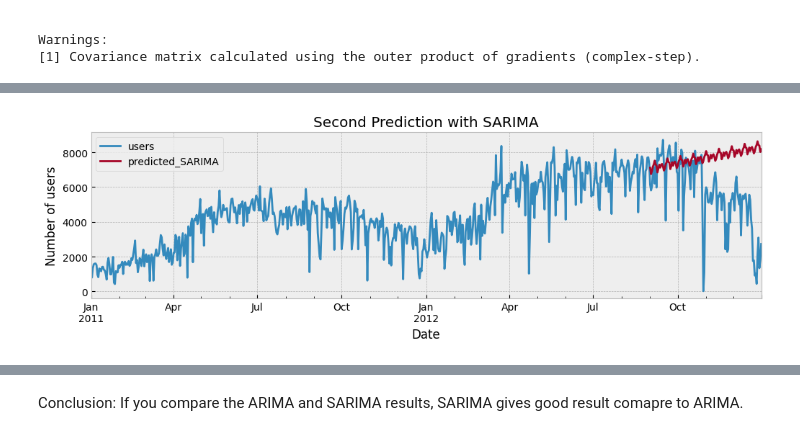
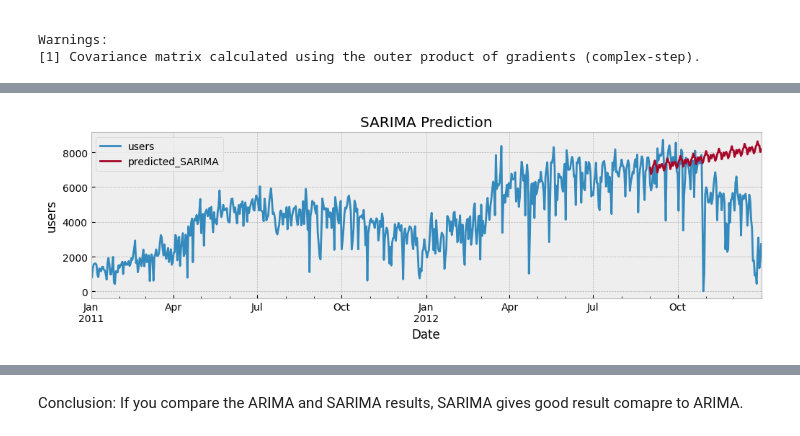
Before and after one commit to yunandzoey/time_series_data, a Jupyter notebook: Bikesharing.ipynb, the cells around one changed output, grey strips where cells are left out. Drawn from its saved outputs; the diff is of its cells as text; code cells hidden in the pictures.

```diff
--- a/Bikesharing.ipynb
+++ b/Bikesharing.ipynb
@@ -693,11 +780,12 @@ dtype: float64
 # %%
+start= len(data_arima_train)
+end= len(data_arima_train) + len(data_arima_test) - 1
 pred = model2.predict(start=start, end=end, type='levels', dynamic=True)
 pred.index = data_arima.index[start:end+1]
 data_arima['predicted_SARIMA'] = pred
-
 plot_data(data=data_arima[['users','predicted_SARIMA']],
-          title='Second Prediction with SARIMA',
-          xlabel='Date',
-          ylabel='Number of users')
+        title='SARIMA Prediction',
+        xlabel='Date',
+        ylabel='users')
 # %% [output]
-[figure, old version]
+[figure, new version]
```
Also changed, not shown: parts of 27 cells of this notebook, 1 other file.
